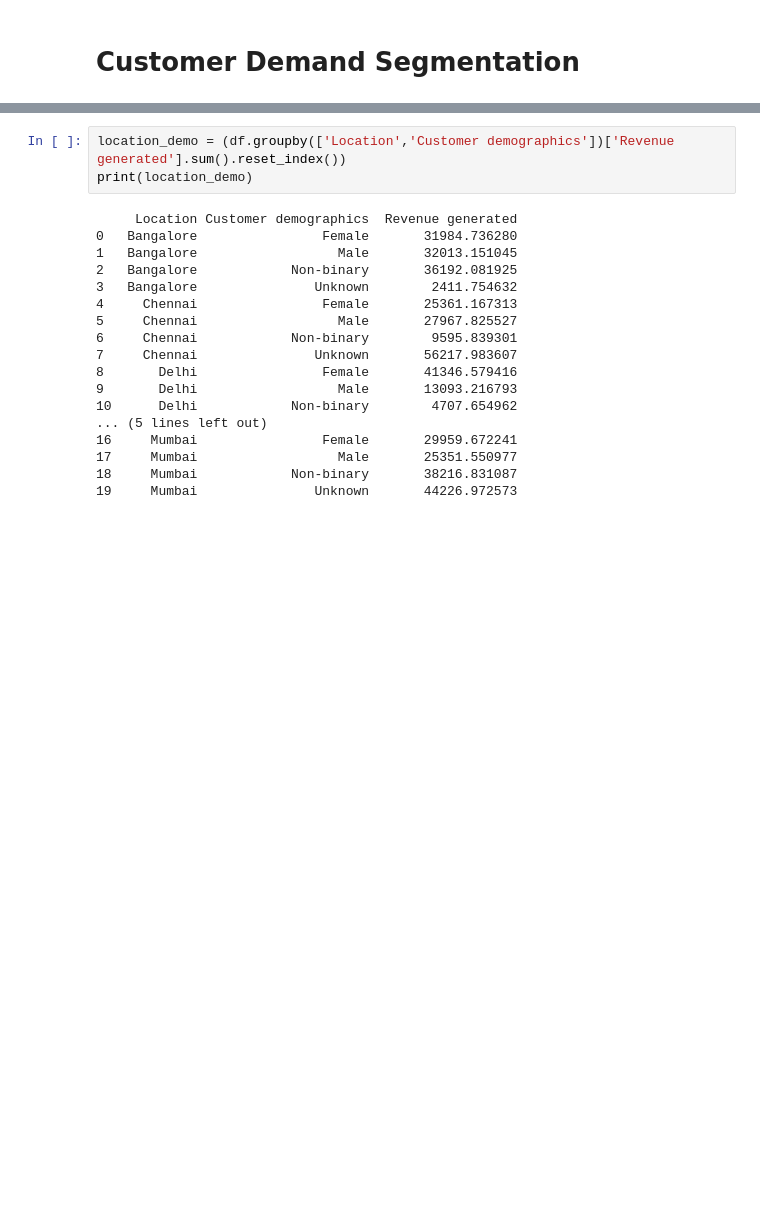
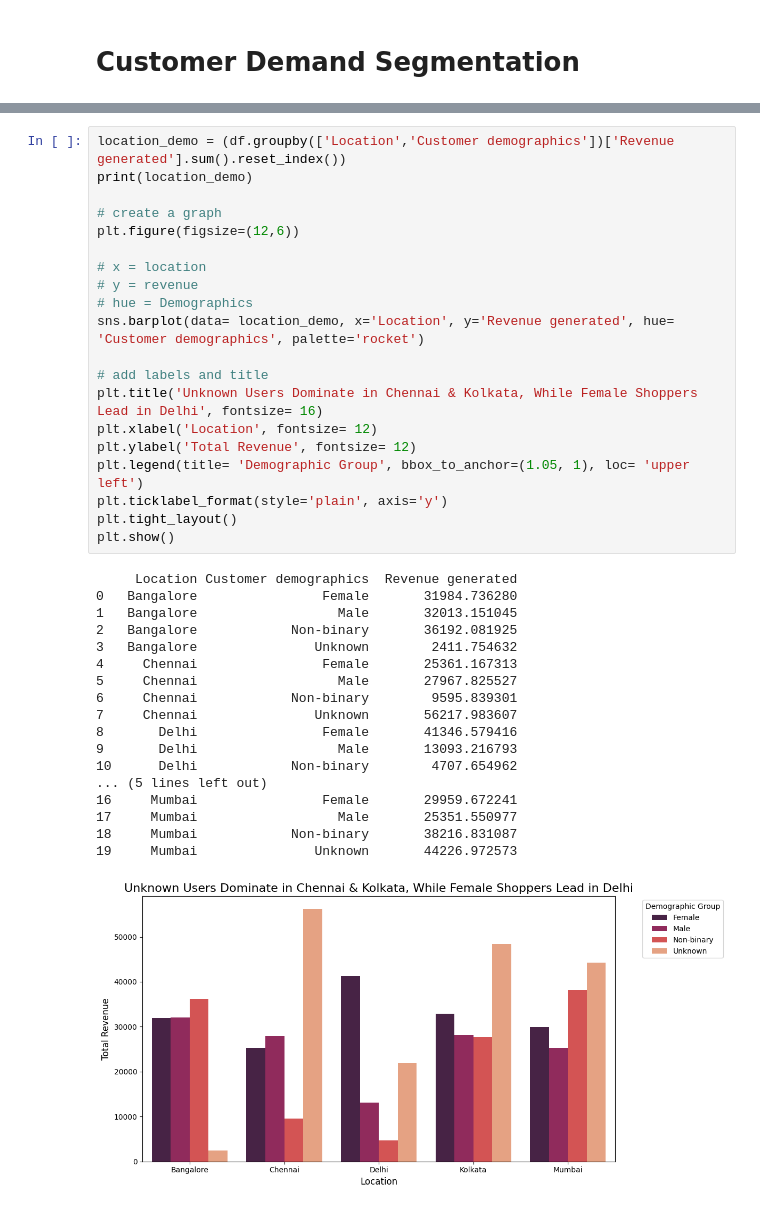
Before and after one commit to Naveengupta2006/Supply-chain-optimization, a Jupyter notebook: notebooks/Analysis.ipynb, the cells around one changed output, grey strips where cells are left out. Drawn from its saved outputs; the diff is of its cells as text; blank space fills up the shorter version.

```diff
--- a/notebooks/Analysis.ipynb
+++ b/notebooks/Analysis.ipynb
@@ -325,21 +339,39 @@ print(demo_sku)
 # %%
 location_demo = (df.groupby(['Location','Customer demographics'])['Revenue generated'].sum().reset_index())
 print(location_demo)
+
+# create a graph
+plt.figure(figsize=(12,6))
+
+# x = location
+# y = revenue
+# hue = Demographics
+sns.barplot(data= location_demo, x='Location', y='Revenue generated', hue= 'Customer demographics', palette='rocket')
+
+# add labels and title
+plt.title('Unknown Users Dominate in Chennai & Kolkata, While Female Shoppers Lead in Delhi', fontsize= 16)
+plt.xlabel('Location', fontsize= 12)
+plt.ylabel('Total Revenue', fontsize= 12)
+plt.legend(title= 'Demographic Group', bbox_to_anchor=(1.05, 1), loc= 'upper left')
+plt.ticklabel_format(style='plain', axis='y')
+plt.tight_layout()
+plt.show()
 # %% [output]
      Location Customer demographics  Revenue generated
 0   Bangalore                Female       31984.736280
 1   Bangalore                  Male       32013.151045
 2   Bangalore            Non-binary       36192.081925
 3   Bangalore               Unknown        2411.754632
 4     Chennai                Female       25361.167313
 5     Chennai                  Male       27967.825527
 6     Chennai            Non-binary        9595.839301
 7     Chennai               Unknown       56217.983607
 8       Delhi                Female       41346.579416
 9       Delhi                  Male       13093.216793
 10      Delhi            Non-binary        4707.654962
 ... (5 lines left out)
 16     Mumbai                Female       29959.672241
 17     Mumbai                  Male       25351.550977
 18     Mumbai            Non-binary       38216.831087
 19     Mumbai               Unknown       44226.972573
+[figure, added]
```
Also changed, not shown: parts of 9 cells of this notebook, 2 other files.
